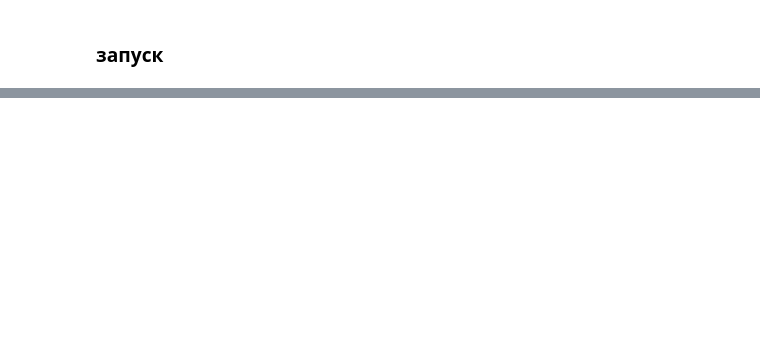
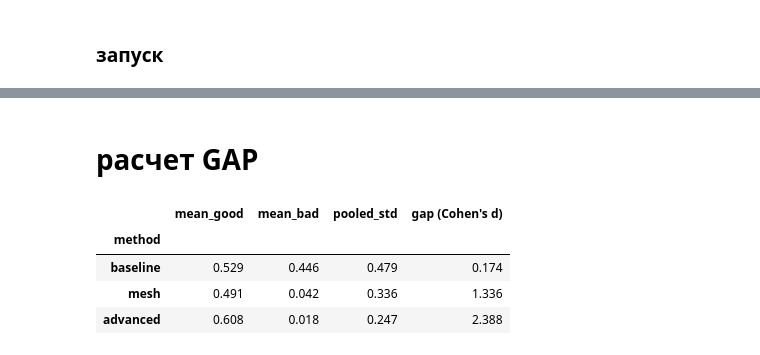
Before and after one commit to Mas562/metrics-config-only-, a Jupyter notebook: video_metrics/gaze/notebooks/tests.ipynb, the cells around one changed output, grey strips where cells are left out. Cells and saved outputs as stored; diff of their text form; code cells hidden in the pictures; blank space fills up the shorter version.

```diff
--- a/video_metrics/gaze/notebooks/tests.ipynb
+++ b/video_metrics/gaze/notebooks/tests.ipynb
@@ -193,0 +374,52 @@ display(pd.DataFrame(all_stats))
+# %% [markdown]
+# расчет GAP
+# %%
+import numpy as np
+
+GOOD_LABELS = {'ideal', 'ideal_face-right', 'ideal_rotate','ideal_FAR', 'ideal_face-right_FAR','ideal_rotate_FAR'}
+BAD_LABELS  = {'bad', 'bad_face-down', 'bad_face-right', 'bad_FAR', 'bad_face-down_FAR', 'bad_face-right_FAR'}
+
+df = pd.DataFrame(all_stats)
+
+def compute_gap(df, score_col):
+    """
+    GAP = (mean_good - mean_bad) / pooled_std
+    Стандартизированное расстояние между классами (аналог Cohen's d).
+    Чем выше — тем лучше метрика различает хорошие и плохие видео.
+    """
+    good = df[df['label'].isin(GOOD_LABELS)][score_col]
+    bad  = df[df['label'].isin(BAD_LABELS)][score_col]
+
+    mean_good = good.mean()
+    mean_bad  = bad.mean()
+
+    # Объединённое стандартное отклонение (pooled std)
+    n_g, n_b = len(good), len(bad)
+    pooled_std = np.sqrt(
+        ((n_g - 1) * good.std(ddof=1)**2 + (n_b - 1) * bad.std(ddof=1)**2)
+        / (n_g + n_b - 2)
+    )
+
+    gap = (mean_good - mean_bad) / pooled_std if pooled_std > 0 else float('nan')
+    return mean_good, mean_bad, pooled_std, gap
+
+# Считаем для каждого метода
+gap_summary = []
+for method in ['baseline', 'mesh', 'advanced']:
+    mean_g, mean_b, std, gap = compute_gap(df, f'score_{method}')
+    gap_summary.append({
+        'method':    method,
+        'mean_good': round(mean_g, 3),
+        'mean_bad':  round(mean_b, 3),
+        'pooled_std': round(std, 3),
+        'gap (Cohen\'s d)': round(gap, 3),
+    })
+
+gap_df = pd.DataFrame(gap_summary).set_index('method')
+display(gap_df)
+# %% [output]
+|  | mean_good | mean_bad | pooled_std | gap (Cohen's d) |
+| method |  |  |  |  |
+| baseline | 0.529 | 0.446 | 0.479 | 0.174 |
+| mesh | 0.491 | 0.042 | 0.336 | 1.336 |
+| advanced | 0.608 | 0.018 | 0.247 | 2.388 |
```
Also changed, not shown: parts of 18 cells of this notebook, 6 other files.
